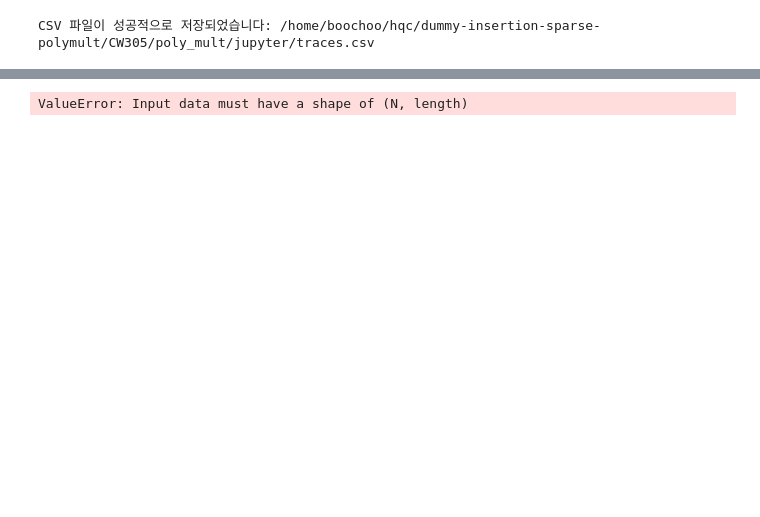
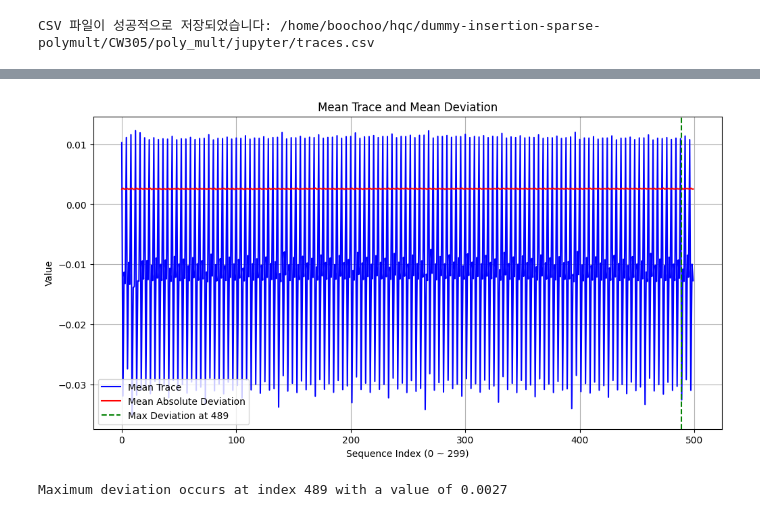
Before and after one commit to my-rooftop/dummy-insertion-sparse-polymult, a Jupyter notebook: CW305/poly_mult/jupyter/CW305_vulnerable_attack.ipynb, the cells around one changed output, grey strips where cells are left out. Saved outputs shown, nothing was run; the diff lists cells and outputs as text; code cells hidden in the pictures; blank space fills up the shorter version.

```diff
--- a/CW305/poly_mult/jupyter/CW305_vulnerable_attack.ipynb
+++ b/CW305/poly_mult/jupyter/CW305_vulnerable_attack.ipynb
@@ -230,6 +235,3 @@ def save_to_csv(data, filename):
 save_to_csv(traces, "/home/boochoo/hqc/dummy-insertion-sparse-polymult/CW305/poly_mult/jupyter/traces.csv")
 # %% [output]
 CSV 파일이 성공적으로 저장되었습니다: /home/boochoo/hqc/dummy-insertion-sparse-polymult/CW305/poly_mult/jupyter/traces.csv
-# %%
-print(scope.adc.samples)
-scope.adc.samples = 300
@@ -291,32 +291,33 @@ def analyze_trace_variation(data, N=5000, length=300):
     max_deviation_index = np.argmax(mean_deviation)
     max_deviation_value = mean_deviation[max_deviation_index]
 
     # 그래프 그리기
     plt.figure(figsize=(12, 6))
 
     # 평균 트레이스 그래프
     plt.plot(range(length), mean_trace, label="Mean Trace", color='b')
 
     # 평균 차이 그래프
     plt.plot(range(length), mean_deviation, label="Mean Absolute Deviation", color='r')
 
     # 차이가 가장 큰 지점 표시
     plt.axvline(x=max_deviation_index, color='g', linestyle='--', label=f"Max Deviation at {max_deviation_index}")
 
     plt.xlabel("Sequence Index (0 ~ 299)")
     plt.ylabel("Value")
     plt.title("Mean Trace and Mean Deviation")
     plt.legend()
     plt.grid()
     plt.show()
 
     print(f"Maximum deviation occurs at index {max_deviation_index} with a value of {max_deviation_value:.4f}")
 
     return mean_trace, mean_deviation, max_deviation_index, max_deviation_value
 
 
 
 # 분석 실행
-mean_trace, mean_deviation, max_deviation_index, max_deviation_value = analyze_trace_variation(traces)
+mean_trace, mean_deviation, max_deviation_index, max_deviation_value = analyze_trace_variation(traces, length=scope.adc.samples)
 # %% [output]
+[figure, added]
-ValueError: Input data must have a shape of (N, length)
+Maximum deviation occurs at index 489 with a value of 0.0027
```
Also changed, not shown: parts of 6 cells of this notebook.
